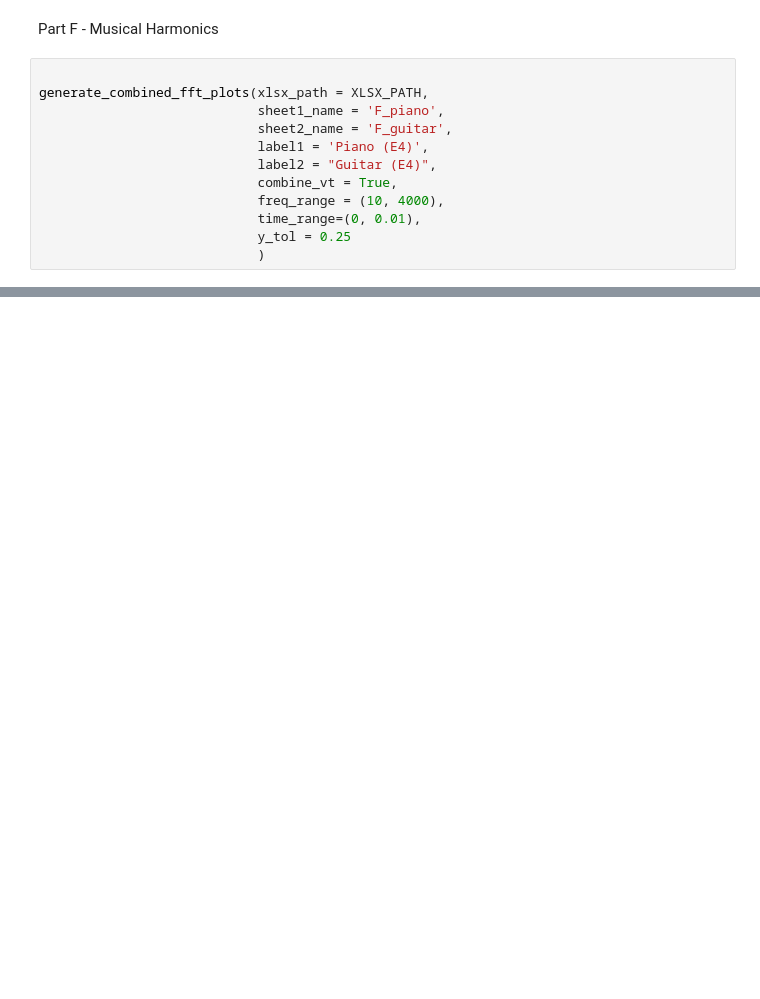
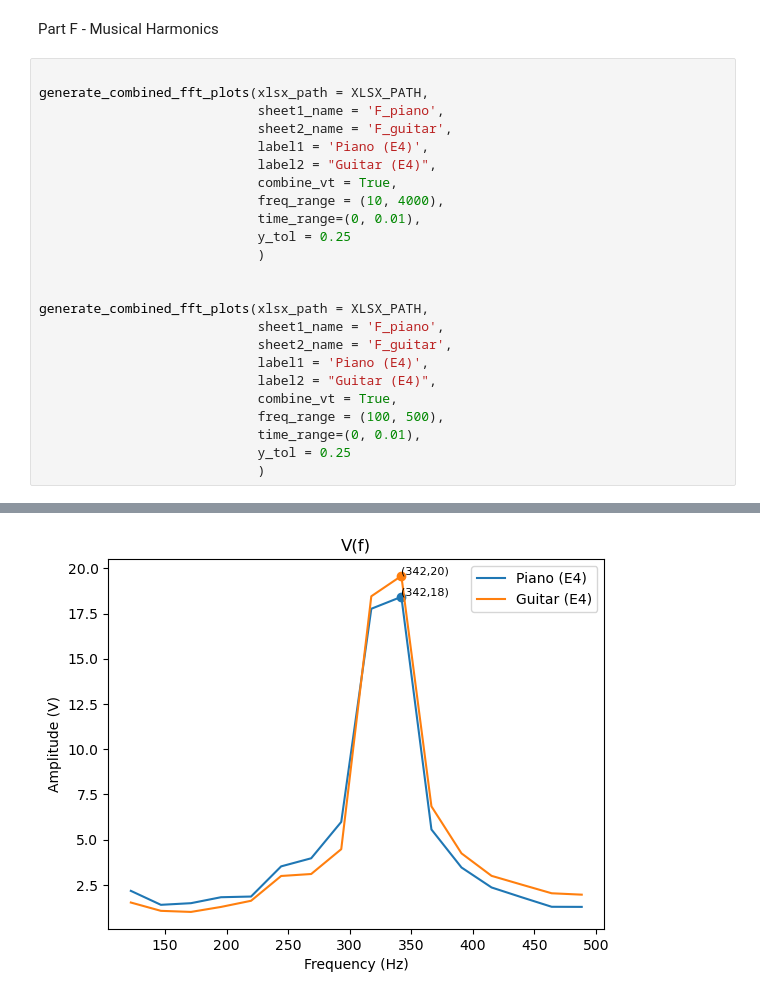
Before and after one commit to 4di03/APL_Labs, a Jupyter notebook: AFT_Lab.ipynb, the cells around one changed output, grey strips where cells are left out. Drawn from its saved outputs; the diff is of its cells as text; blank space fills up the shorter version.

```diff
--- a/AFT_Lab.ipynb
+++ b/AFT_Lab.ipynb
@@ -260,6 +261,18 @@ generate_combined_fft_plots(xlsx_path = XLSX_PATH,
                             time_range=(0, 0.01),
                             y_tol = 0.25
                             )
+
+
+generate_combined_fft_plots(xlsx_path = XLSX_PATH,
+                            sheet1_name = 'F_piano',
+                            sheet2_name = 'F_guitar',
+                            label1 = 'Piano (E4)',
+                            label2 = "Guitar (E4)",
+                            combine_vt = True,
+                            freq_range = (100, 500),
+                            time_range=(0, 0.01),
+                            y_tol = 0.25
+                            )
 # %% [output]
 [figure]
 [figure]
@@ -265,0 +280 @@ generate_combined_fft_plots(xlsx_path = XLSX_PATH,
+[figure, added]
```
Also changed, not shown: parts of 2 cells of this notebook, 4 other files.
